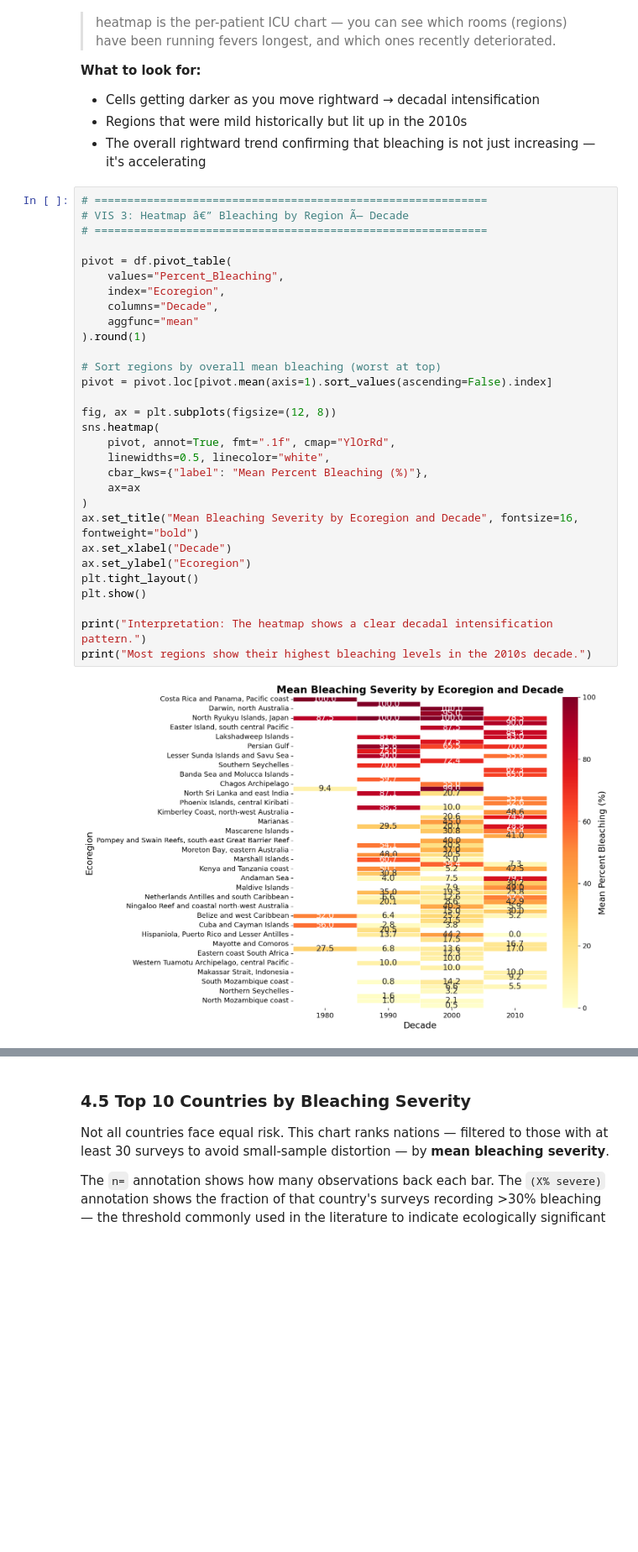
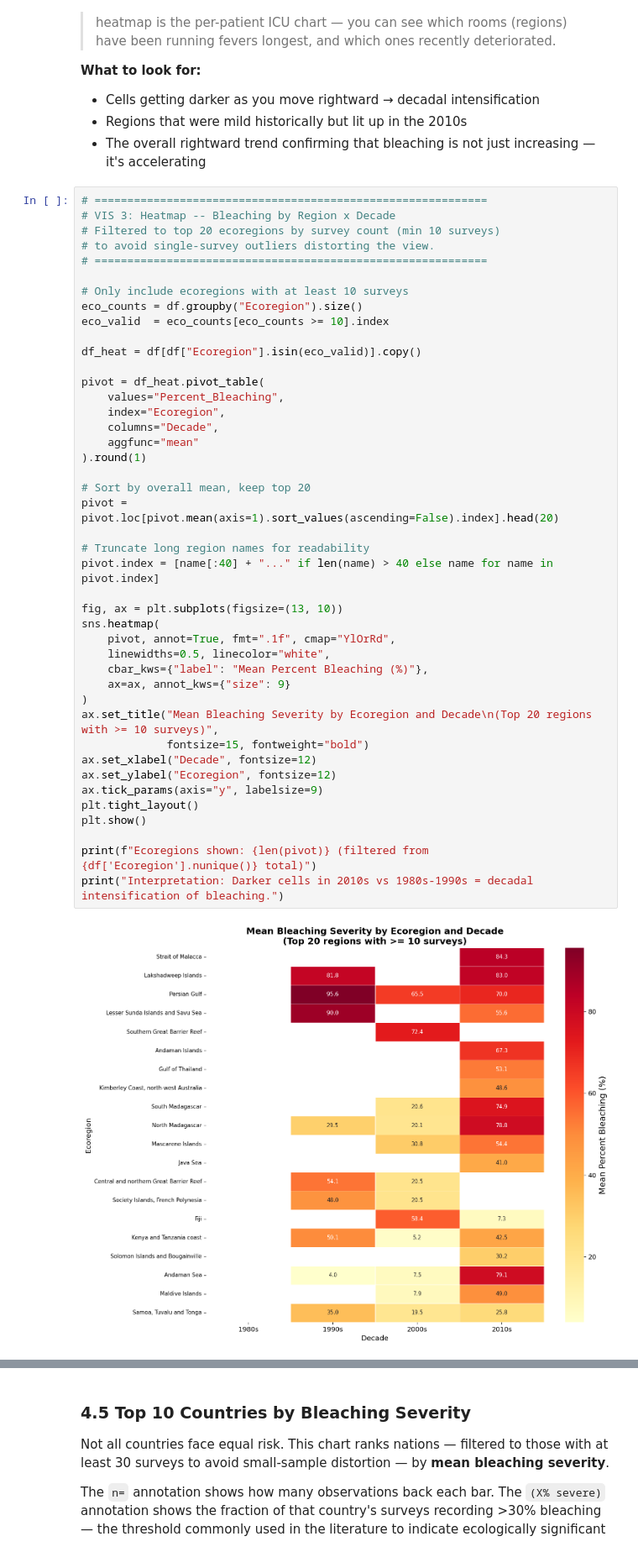
Before and after one commit to apple101012/datathon-2026, a Jupyter notebook: notebooks/jamalPeduru_sustainability_notebook.ipynb, the cells around one changed output, grey strips where cells are left out. Shown at 84% size. Saved outputs shown, nothing was run; the diff lists cells and outputs as text; blank space fills up the shorter version.

```diff
--- a/notebooks/jamalPeduru_sustainability_notebook.ipynb
+++ b/notebooks/jamalPeduru_sustainability_notebook.ipynb
@@ -508,33 +505,46 @@ Not all reef regions bleach equally, and the pattern has shifted dramatically ac
 - The overall rightward trend confirming that bleaching is not just increasing — it's accelerating
 # %%
 # ============================================================
-# VIS 3: Heatmap â€” Bleaching by Region Ã— Decade
+# VIS 3: Heatmap -- Bleaching by Region x Decade
+# Filtered to top 20 ecoregions by survey count (min 10 surveys)
+# to avoid single-survey outliers distorting the view.
 # ============================================================
 
-pivot = df.pivot_table(
+# Only include ecoregions with at least 10 surveys
+eco_counts = df.groupby("Ecoregion").size()
+eco_valid  = eco_counts[eco_counts >= 10].index
+
+df_heat = df[df["Ecoregion"].isin(eco_valid)].copy()
+
+pivot = df_heat.pivot_table(
     values="Percent_Bleaching",
     index="Ecoregion",
     columns="Decade",
     aggfunc="mean"
 ).round(1)
 
-# Sort regions by overall mean bleaching (worst at top)
-pivot = pivot.loc[pivot.mean(axis=1).sort_values(ascending=False).index]
+# Sort by overall mean, keep top 20
+pivot = pivot.loc[pivot.mean(axis=1).sort_values(ascending=False).index].head(20)
 
-fig, ax = plt.subplots(figsize=(12, 8))
+# Truncate long region names for readability
+pivot.index = [name[:40] + "..." if len(name) > 40 else name for name in pivot.index]
+
+fig, ax = plt.subplots(figsize=(13, 10))
 sns.heatmap(
     pivot, annot=True, fmt=".1f", cmap="YlOrRd",
     linewidths=0.5, linecolor="white",
     cbar_kws={"label": "Mean Percent Bleaching (%)"},
-    ax=ax
+    ax=ax, annot_kws={"size": 9}
 )
-ax.set_title("Mean Bleaching Severity by Ecoregion and Decade", fontsize=16, fontweight="bold")
-ax.set_xlabel("Decade")
-ax.set_ylabel("Ecoregion")
+ax.set_title("Mean Bleaching Severity by Ecoregion and Decade\n(Top 20 regions with >= 10 surveys)",
+             fontsize=15, fontweight="bold")
+ax.set_xlabel("Decade", fontsize=12)
+ax.set_ylabel("Ecoregion", fontsize=12)
+ax.tick_params(axis="y", labelsize=9)
 plt.tight_layout()
 plt.show()
 
-print("Interpretation: The heatmap shows a clear decadal intensification pattern.")
-print("Most regions show their highest bleaching levels in the 2010s decade.")
+print(f"Ecoregions shown: {len(pivot)} (filtered from {df['Ecoregion'].nunique()} total)")
+print("Interpretation: Darker cells in 2010s vs 1980s-1990s = decadal intensification of bleaching.")
 # %% [output]
-[figure, old version]
+[figure, new version]
```
Also changed, not shown: parts of 19 cells of this notebook.
